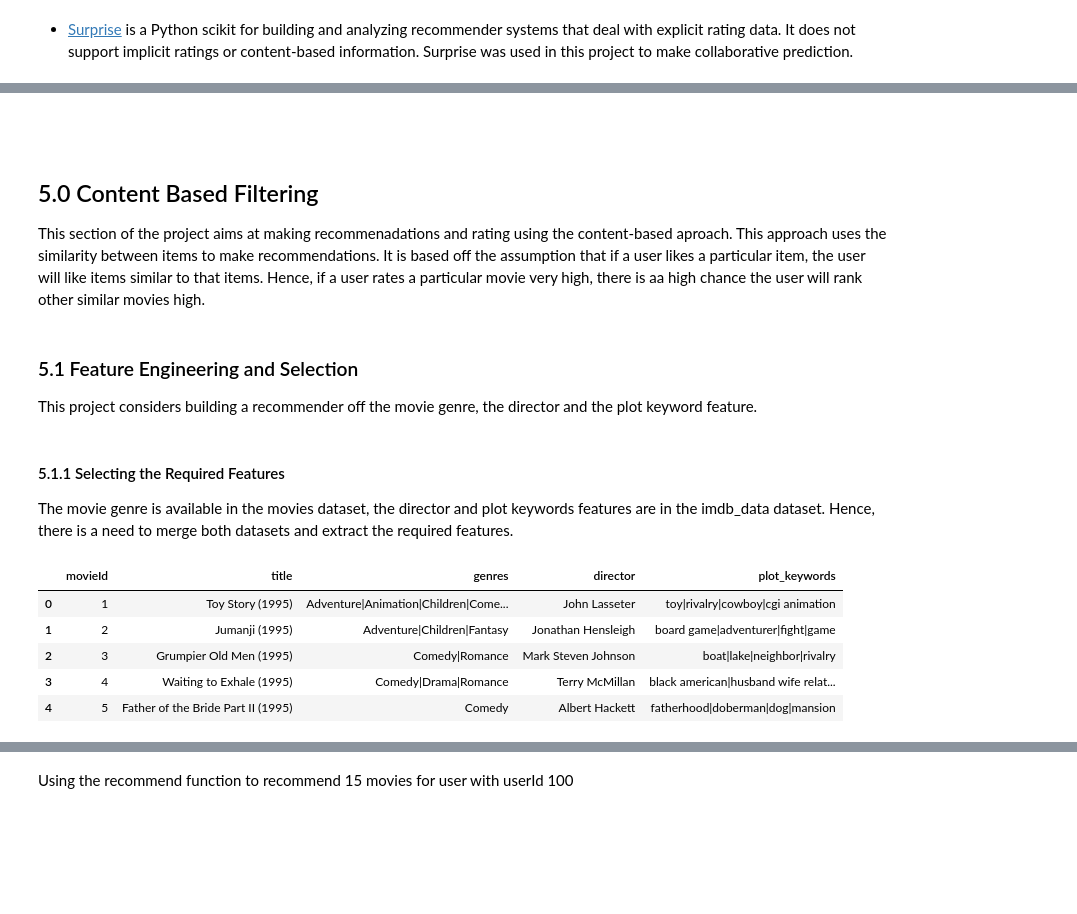
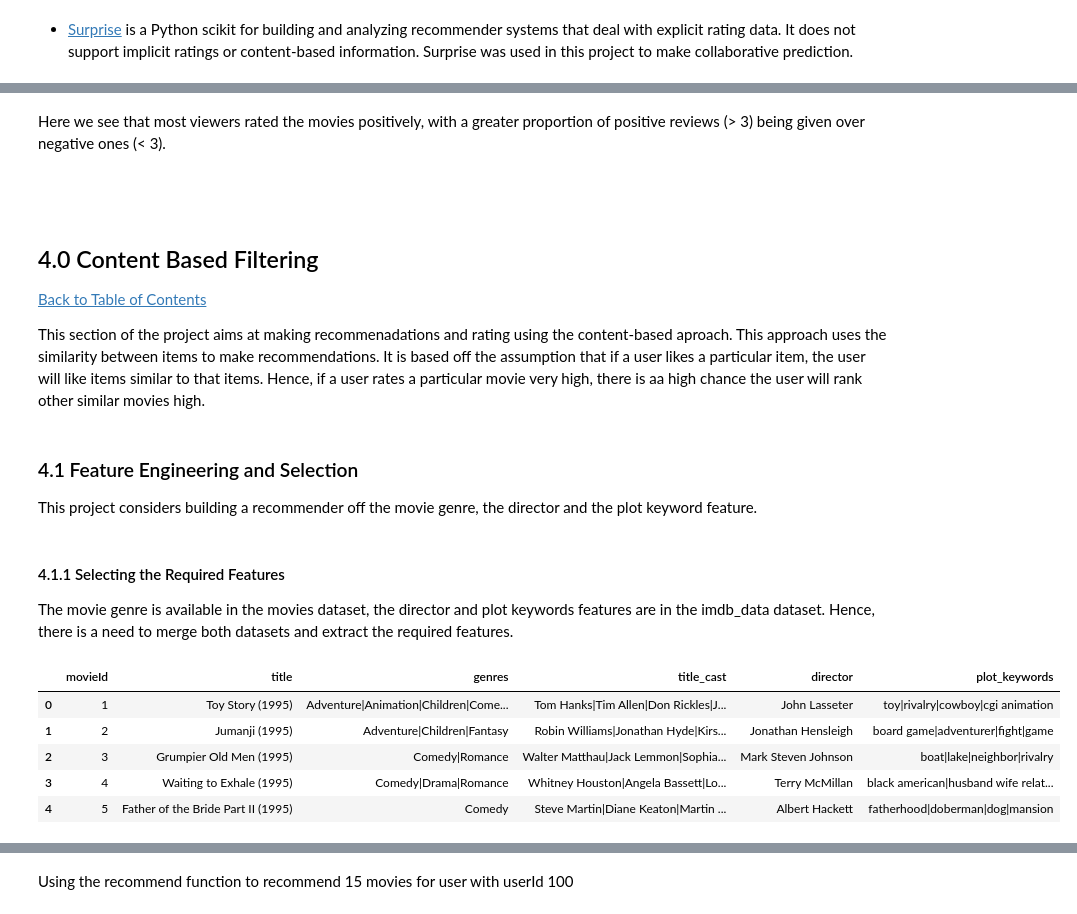
Before and after one commit to chidike10/Movie-Recommender-TeamZF3, a Jupyter notebook: Recommendation_TeamZF3.ipynb, the cells around one changed output, grey strips where cells are left out. Cells and saved outputs as stored; diff of their text form; code cells hidden in the pictures; blank space fills up the shorter version.

```diff
--- a/Recommendation_TeamZF3.ipynb
+++ b/Recommendation_TeamZF3.ipynb
@@ -94,6 +126,6 @@ from surprise.model_selection import GridSearchCV
 The dataset used for this project is the MovieLens dataset maintained by the GroupLens research group in the Department of Computer Science and Engineering at the University of Minnesota. Additional movie content data was legally scraped from IMDB. The dataset can be found <a href="https://www.kaggle.com/competitions/edsa-movie-recommendation-2022/data"> here</a>. Pandas library will be used to access and Manipulate the datasets.
 # %%
 # read movie dataset
-df_movies = pd.read_csv('data/movies.csv')
+df_movies = pd.read_csv('movies.csv')
 # %%
 # read the ratings dataset
@@ -101,5 +133,5 @@ df_rating = pd.read_csv('data/train.csv')
 # %%
 # read the movie additional information
-df_meta = pd.read_csv('data/imdb_data.csv')
+df_meta = pd.read_csv('imdb_data.csv')
 # %% [markdown]
 <br><br>
@@ -110,30 +188,35 @@ Exploratory data analysis is an approach to analyzing data sets to summarize the
+# %% [markdown]
+Here we see that most viewers rated the movies positively, with a greater proportion of positive reviews (> 3) being given over negative ones (< 3).
 # %% [markdown]
 <br><br>
-## 5.0 Content Based Filtering
 
+ <a id="four"></a>
+## 4.0 Content Based Filtering
+
+<a href=#cont>Back to Table of Contents</a>
 
 This section of the project aims at making recommenadations and rating using the content-based aproach. This approach uses the similarity between items to make recommendations. It is based off the assumption that if a user likes a particular item, the user will like items similar to that items. Hence, if a user rates a particular movie very high, there is aa high chance the user will rank other similar movies high.
 # %% [markdown]
-### 5.1 Feature Engineering and Selection
+### 4.1 Feature Engineering and Selection
 
 
 This project considers building a recommender off the movie genre, the director and the plot keyword feature.
 # %% [markdown]
-#### 5.1.1 Selecting the Required Features
+#### 4.1.1 Selecting the Required Features
 
 The movie genre is available in the movies dataset, the director and plot keywords features are in the imdb_data dataset. Hence, there is a need to merge both datasets and extract the required features.
 # %%
 # Extract movieId, title_cast, director and plot_keywords from df_meta
-df_meta = df_meta[['movieId', 'director', 'plot_keywords']]
+df_meta = df_meta[['movieId', 'title_cast', 'director', 'plot_keywords']]
 
 
 # merge meta dataset to movies dataset to produce our train dataset
 df_train = df_movies.merge(df_meta, on='movieId', how='left')
 df_train.head()
 # %% [output]
-|  | movieId | title | genres | director | plot_keywords |
-| 0 | 1 | Toy Story (1995) | Adventure|Animation|Children|Come... | John Lasseter | toy|rivalry|cowboy|cgi animation |
-| 1 | 2 | Jumanji (1995) | Adventure|Children|Fantasy | Jonathan Hensleigh | board game|adventurer|fight|game |
-| 2 | 3 | Grumpier Old Men (1995) | Comedy|Romance | Mark Steven Johnson | boat|lake|neighbor|rivalry |
-| 3 | 4 | Waiting to Exhale (1995) | Comedy|Drama|Romance | Terry McMillan | black american|husband wife relat... |
-| 4 | 5 | Father of the Bride Part II (1995) | Comedy | Albert Hackett | fatherhood|doberman|dog|mansion |
+|  | movieId | title | genres | title_cast | director | plot_keywords |
+| 0 | 1 | Toy Story (1995) | Adventure|Animation|Children|Come... | Tom Hanks|Tim Allen|Don Rickles|J... | John Lasseter | toy|rivalry|cowboy|cgi animation |
+| 1 | 2 | Jumanji (1995) | Adventure|Children|Fantasy | Robin Williams|Jonathan Hyde|Kirs... | Jonathan Hensleigh | board game|adventurer|fight|game |
+| 2 | 3 | Grumpier Old Men (1995) | Comedy|Romance | Walter Matthau|Jack Lemmon|Sophia... | Mark Steven Johnson | boat|lake|neighbor|rivalry |
+| 3 | 4 | Waiting to Exhale (1995) | Comedy|Drama|Romance | Whitney Houston|Angela Bassett|Lo... | Terry McMillan | black american|husband wife relat... |
+| 4 | 5 | Father of the Bride Part II (1995) | Comedy | Steve Martin|Diane Keaton|Martin ... | Albert Hackett | fatherhood|doberman|dog|mansion |
```
Also changed, not shown: parts of 31 cells of this notebook.
